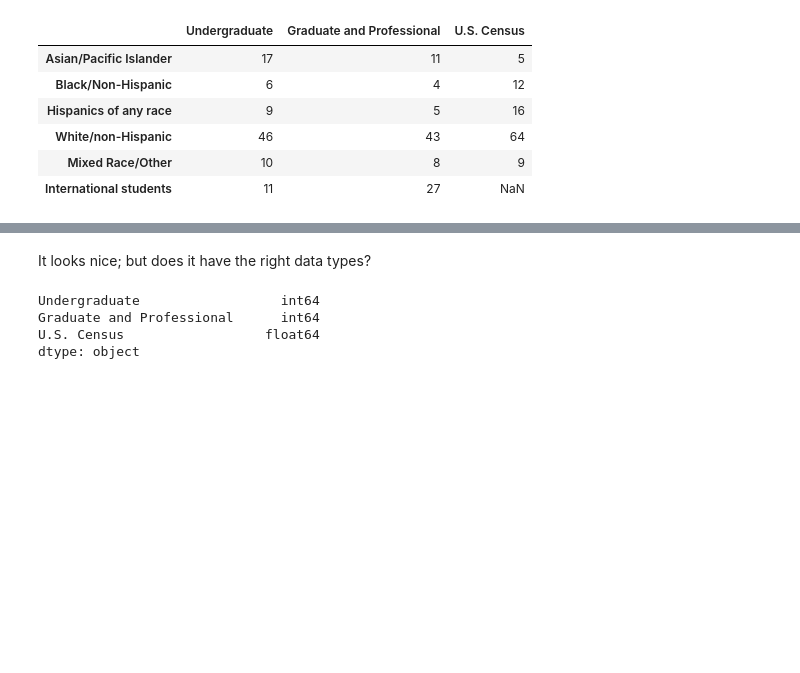
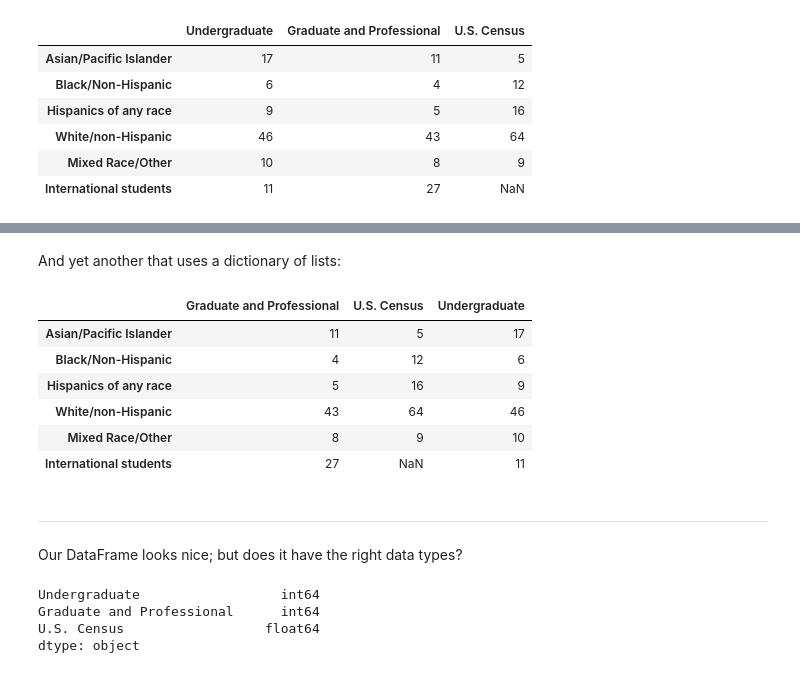
Before and after one commit to cs109/2015lab2, a Jupyter notebook: Lab2.ipynb, the cells around one changed output, grey strips where cells are left out. Cells and saved outputs as stored; diff of their text form; code cells hidden in the pictures; blank space fills up the shorter version.

```diff
--- a/Lab2.ipynb
+++ b/Lab2.ipynb
@@ -635,0 +648,3 @@ index_dict
+# %%
+stacked_by_col = [values[i::3] for i in range(len(columns))]
+stacked_by_col
@@ -635,0 +653,3 @@ index_dict
+# %%
+data_lists = {col: val for col, val in zip(columns, stacked_by_col)}
+data_lists
@@ -655,5 +693,19 @@ df
+# %% [markdown]
+And yet another that uses a dictionary of lists:
+# %%
+pd.DataFrame(data_lists, index=indexes)
+# %% [output]
+|  | Graduate and Professional | U.S. Census | Undergraduate |
+| Asian/Pacific Islander | 11 | 5 | 17 |
+| Black/Non-Hispanic | 4 | 12 | 6 |
+| Hispanics of any race | 5 | 16 | 9 |
+| White/non-Hispanic | 43 | 64 | 46 |
+| Mixed Race/Other | 8 | 9 | 10 |
+| International students | 27 | NaN | 11 |
 # %% [markdown]
-It looks nice; but does it have the right data types?
+---
+
+Our DataFrame looks nice; but does it have the right data types?
 # %%
 df.dtypes
 # %% [output]
```
Also changed, not shown: parts of 9 cells of this notebook.
